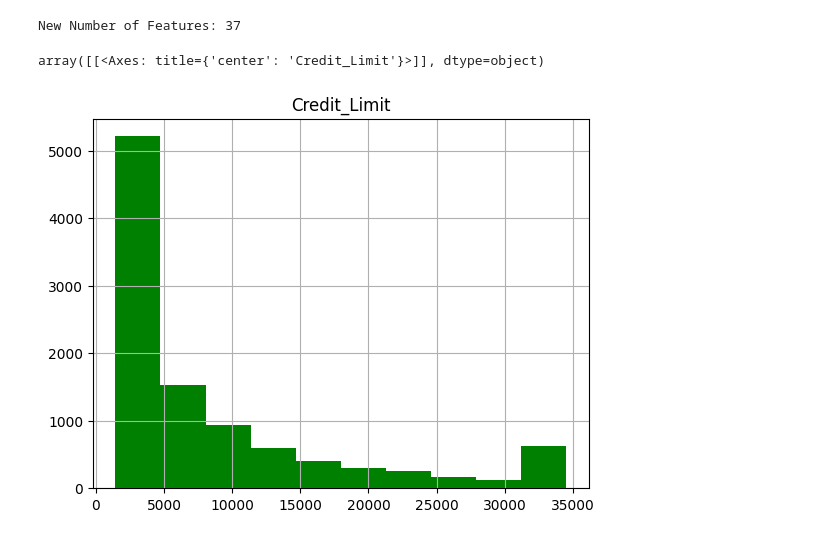
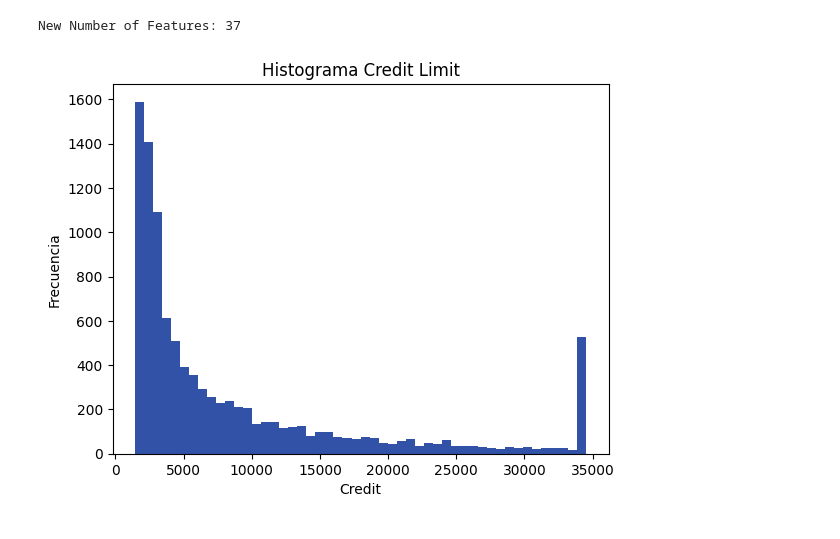
Before and after one commit to sofiabuitragoc/taller2-sofia, a Jupyter notebook: bank-churners-init.ipynb, the cells around one changed output. Cells and saved outputs as stored; diff of their text form; code cells hidden in the pictures.

Commit message:
histograma-azul

```diff
--- a/bank-churners-init.ipynb
+++ b/bank-churners-init.ipynb
@@ -113,7 +114,11 @@ print('New Number of Features: %d'%(df.shape[1]))
 # %% [output]
 New Number of Features: 37
 # %%
-df.hist(column='Credit_Limit', color='green')
+# Histograma Credit Limit
+plt.hist(df["Credit_Limit"], color = '#3252a8', bins=50)
+plt.title("Histograma Credit Limit")
+plt.xlabel('Credit')
+plt.ylabel('Frecuencia')
+plt.show()
 # %% [output]
-array([[<Axes: title={'center': 'Credit_Limit'}>]], dtype=object)
-[figure, old version]
+[figure, new version]
```
Also changed, not shown: parts of 1 cell of this notebook.
